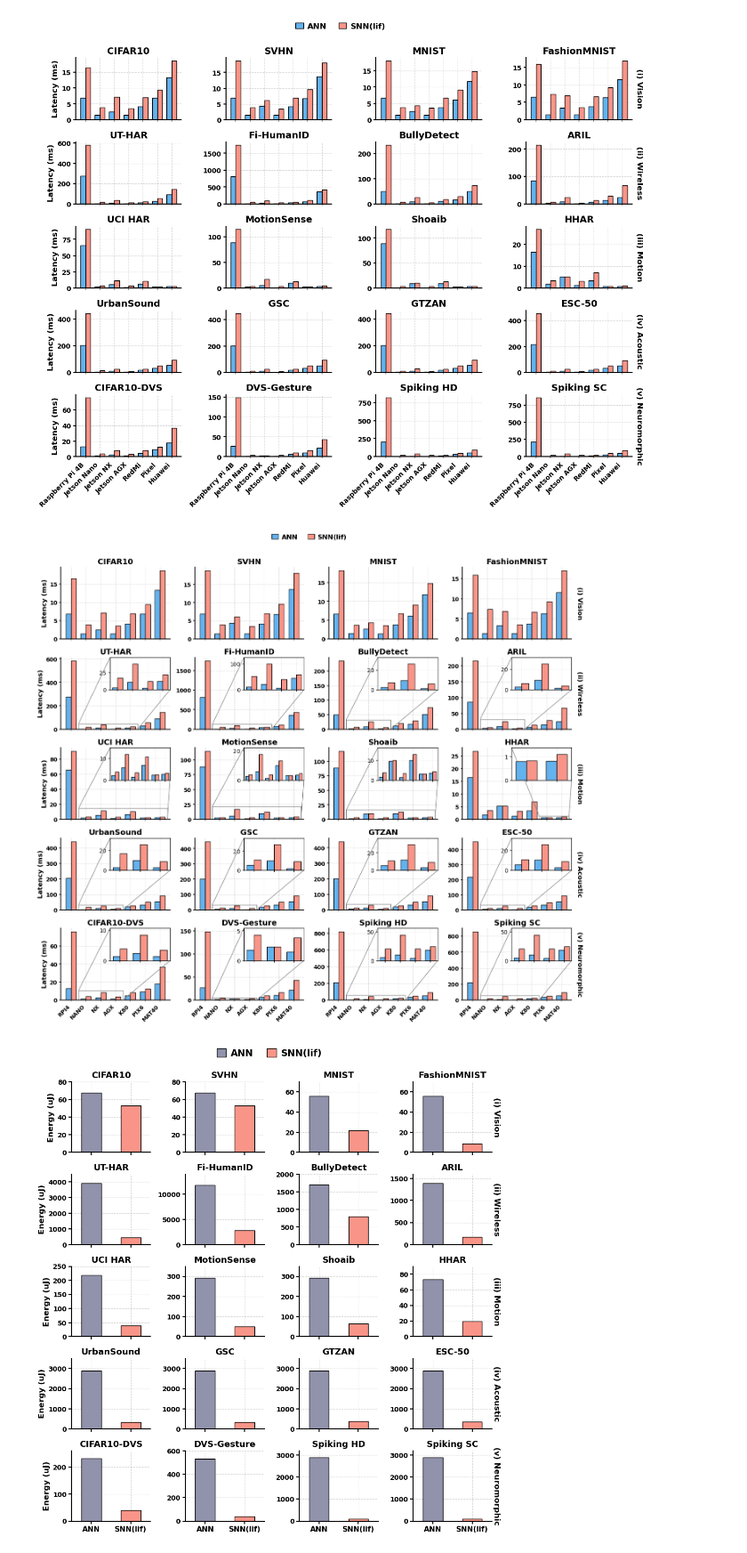
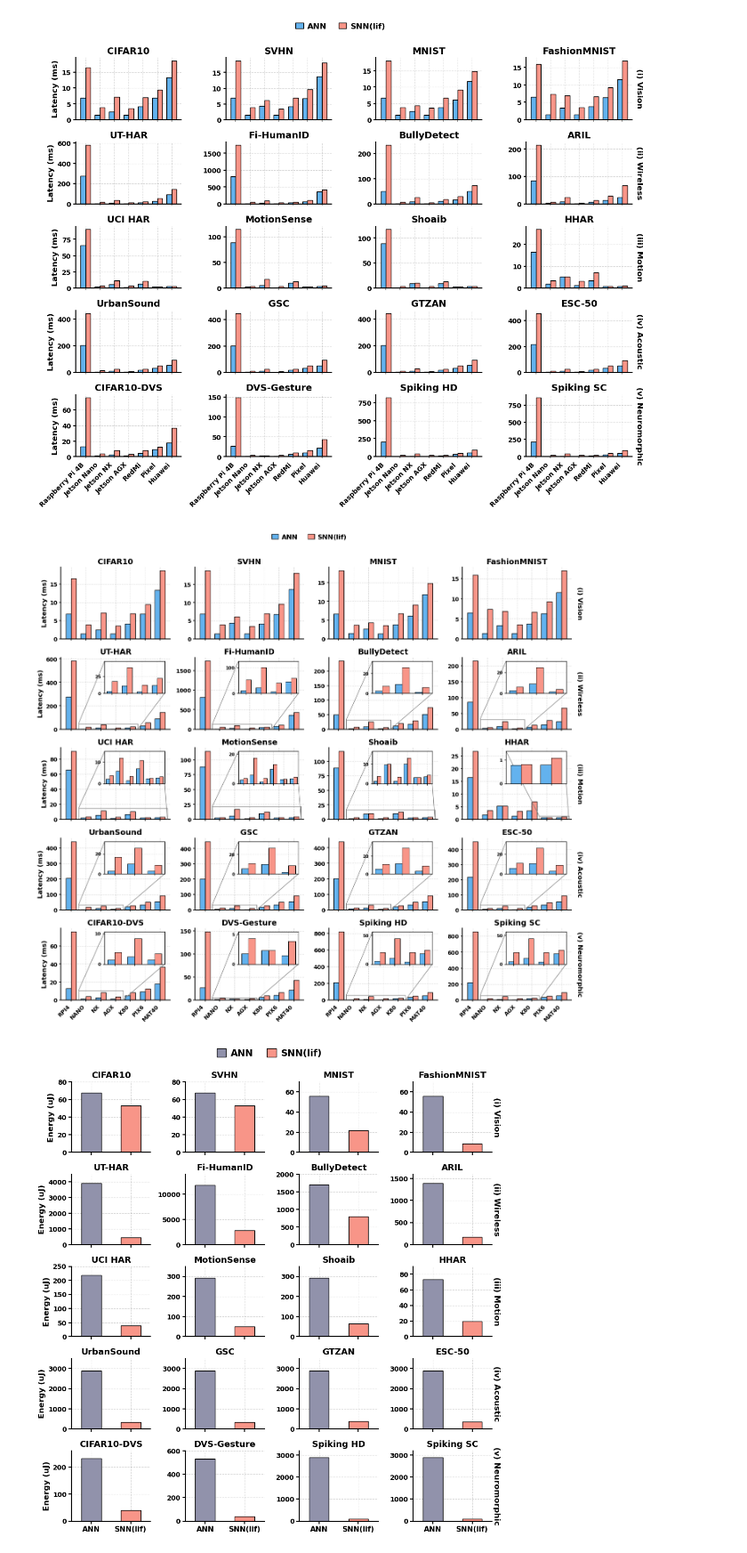
Before and after one commit to yudi-mars/Soul, a Jupyter notebook: demo/EDA_appendix.ipynb, the cells around one changed output. Shown at 89% size. Saved outputs shown, nothing was run; the diff lists cells and outputs as text; code cells hidden in the pictures.

Commit message:
update all main content visualization

```diff
--- a/demo/EDA_appendix.ipynb
+++ b/demo/EDA_appendix.ipynb
@@ -1198,10 +1198,17 @@ plt.show()
 import matplotlib.pyplot as plt
 import numpy as np
 from matplotlib.ticker import FormatStrFormatter
-from mpl_toolkits.axes_grid1.inset_locator import inset_axes, mark_inset
+from mpl_toolkits.axes_grid1.inset_locator import mark_inset
 
 devices_short = ['RPI4', 'NANO', 'NX', 'AGX', 'K80', 'PIX6', 'MAT40']
 x = np.arange(len(devices_short))
+
+# 颜色定义
+colors = ['#9192ab', '#f8cb7f', '#76da91', '#7cd6cf', '#63b2ee', '#cca4e3', '#f89588']
+
+# ANN 和 SNN 的颜色
+ann_color = '#63b2ee'  # 天蓝
+snn_color = '#f89588'  # 浅粉
 
 data = {
     "Vision": {
@@ -1293,7 +1300,7 @@ for i, modality in enumerate(modalities):
 
         ax.set_xticks(x)
         ax.tick_params(
-            axis='x', colors='gray', width=1.2, length=3, direction='out',
+            axis='x', colors='black', width=1.2, length=3, direction='out',
             top=False, bottom=True
         )
 
@@ -1310,8 +1317,9 @@ for i, modality in enumerate(modalities):
             ann_vals = data[modality][d_name]['ann']
             snn_vals = data[modality][d_name]['snn']
 
-            ax.bar(x - width/2, ann_vals, width, label='ANN', color=colors[5], edgecolor='black', zorder=2)
-            ax.bar(x + width/2, snn_vals, width, label='SNN(lif)', color=colors[3], edgecolor='black', zorder=2)
+            # 使用指定的颜色
+            ax.bar(x - width/2, ann_vals, width, label='ANN', color=ann_color, edgecolor='black', zorder=2)
+            ax.bar(x + width/2, snn_vals, width, label='SNN(lif)', color=snn_color, edgecolor='black', zorder=2)
 
             indices_to_show = inset_config.get((i, j))
             if indices_to_show:
@@ -1322,17 +1330,17 @@ for i, modality in enumerate(modalities):
 
                 zoom_max = max(zoom_ann.max(), zoom_snn.max())
 
-                axins = inset_axes(
-                    ax, width="55%", height="45%", loc='upper right', borderpad=0
-                )
+                # 使用 ax.inset_axes 创建内嵌子图
+                axins = ax.inset_axes([0.40, 0.50, 0.55, 0.45])
 
-                axins.bar(zoom_x - width/2, zoom_ann, width, color=colors[5], edgecolor='black', zorder=2)
-                axins.bar(zoom_x + width/2, zoom_snn, width, color=colors[3], edgecolor='black', zorder=2)
+                # 使用指定的颜色
+                axins.bar(zoom_x - width/2, zoom_ann, width, color=ann_color, edgecolor='black', linewidth=0.8, zorder=2)
+                axins.bar(zoom_x + width/2, zoom_snn, width, color=snn_color, edgecolor='black', linewidth=0.8, zorder=2)
 
                 axins.set_xlim(zoom_indices.min() - 0.5, zoom_indices.max() + 0.5)
                 axins.set_ylim(0, zoom_max * 1.25)
 
-                # ---- inset ticks: show tick marks but hide labels ----
+                # 内嵌子图刻度设置
                 axins.set_xticks(zoom_x)
                 axins.tick_params(
                     axis='x', which='major',
@@ -1347,36 +1355,45 @@ for i, modality in enumerate(modalities):
                     labelleft=True,
                     colors='black',
                     width=1.0, length=3, direction='out'
                 )
 
+                # Y轴标签样式
+                for label in axins.get_yticklabels():
+                    label.set_fontsize(8)
+                    label.set_fontweight('bold')
+                    label.set_color('black')
+
+                # Y轴格式化
+                axins.yaxis.set_major_formatter(FormatStrFormatter('%.0f'))
+
                 axins.set_facecolor('white')
-                axins.grid(True, linestyle='--', alpha=0.2)
+                axins.grid(True, linestyle='--', alpha=0.3, zorder=0)
 
                 for spine in axins.spines.values():
                     spine.set_edgecolor('black')
-                    spine.set_linewidth(1)
+                    spine.set_linewidth(1.0)
 
                 mark_inset(ax, axins, loc1=2, loc2=4, fc="none", ec="grey", lw=1.0, linestyle='-')
         else:
             ax.axis('off')
 
 fig.legend(
     ['ANN', 'SNN(lif)'],
     loc='upper center',
     bbox_to_anchor=(0.5, 1.05),
     ncol=2,
     handlelength=1,
     handletextpad=0.5,
     columnspacing=1.5,
     prop={'weight': 'bold', 'size': 12},
     frameon=False,
 )
 
 fig.tight_layout()
 plt.savefig('./cmp-latency-sensing.pdf', dpi=300, bbox_inches="tight")
 plt.show()
 # %% [output]
-[figure, old version]
+[figure, new version]
 # %%
 import matplotlib.pyplot as plt
 import numpy as np
```
Also changed, not shown: parts of 7 cells of this notebook, 14 other files.
